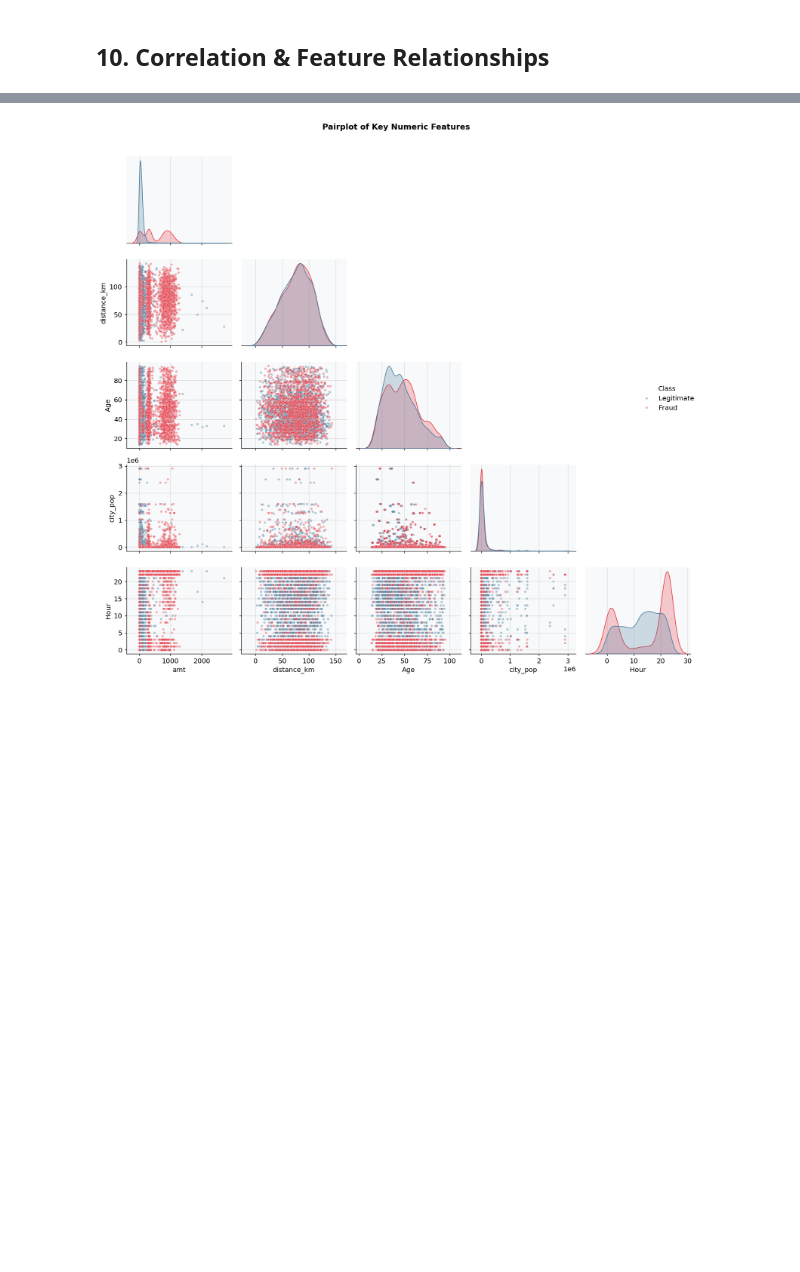
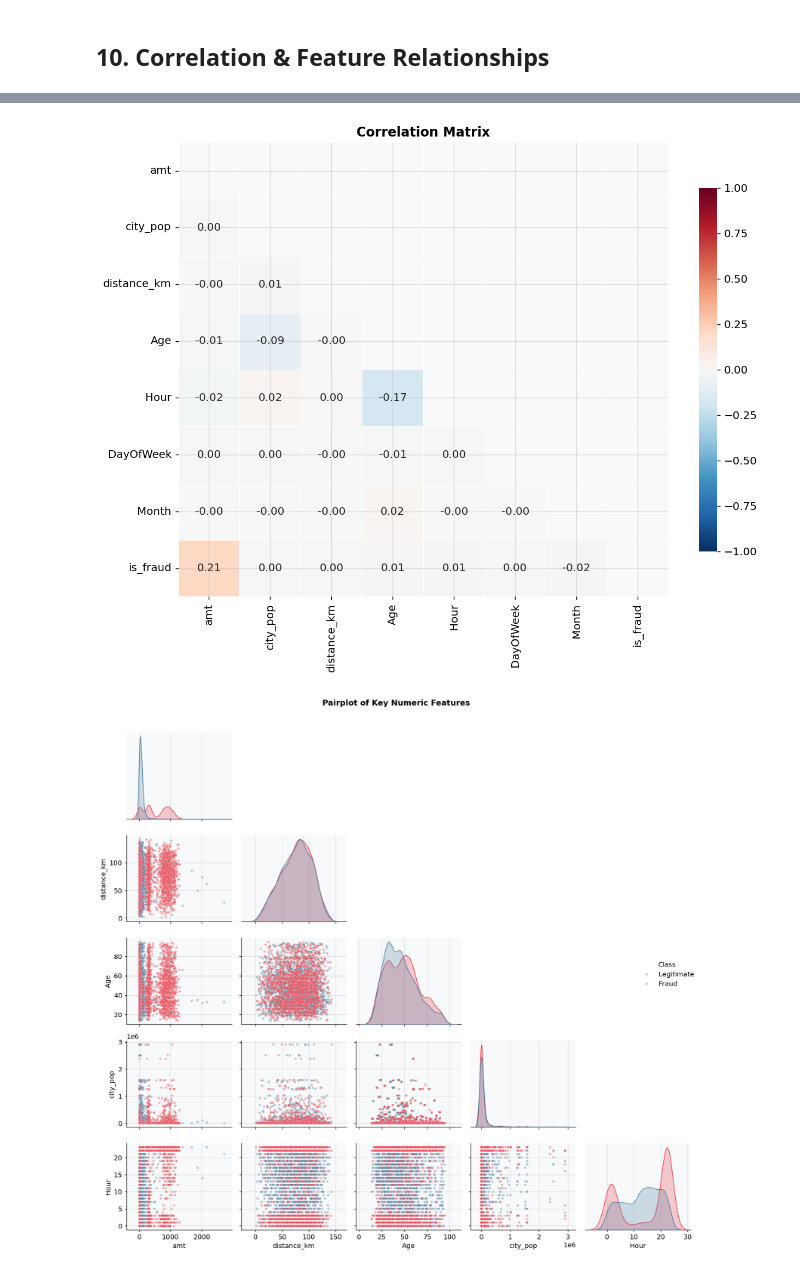
Before and after one commit to NullBitZer0/real-time-fraud-detection, a Jupyter notebook: notebooks/eda.ipynb, the cells around one changed output, grey strips where cells are left out. Saved outputs shown, nothing was run; the diff lists cells and outputs as text; code cells hidden in the pictures; blank space fills up the shorter version.

```diff
--- a/notebooks/eda.ipynb
+++ b/notebooks/eda.ipynb
@@ -915 +878,27 @@ Name: is_fraud, dtype: float64
+# %%
+corr_matrix = df[numeric_cols].corr()
+
+# Upper triangle mask
+mask = np.triu(np.ones_like(corr_matrix, dtype=bool))
+
+plt.figure(figsize=(10, 8))
+
+sns.heatmap(
+    corr_matrix,
+    mask=mask,
+    annot=True,
+    fmt='.2f',
+    cmap='RdBu_r',
+    center=0,
+    vmin=-1,
+    vmax=1,
+    linewidths=0.5,
+    cbar_kws={'shrink': 0.8}
+)
+
+plt.title('Correlation Matrix', fontweight='bold')
+plt.tight_layout()
+plt.show()
+# %% [output]
+[figure, added]
 # %%
```
Also changed, not shown: parts of 34 cells of this notebook, 1 other file.
